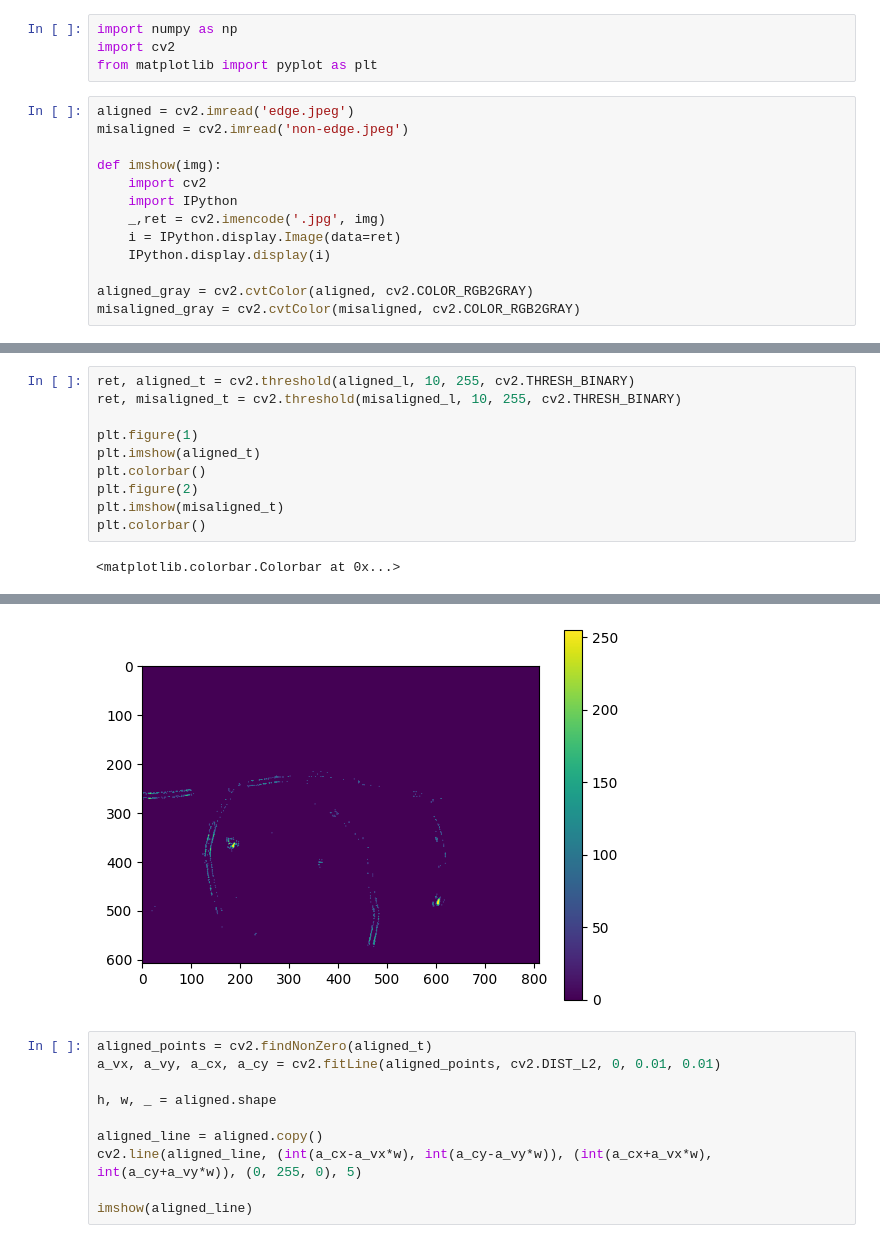
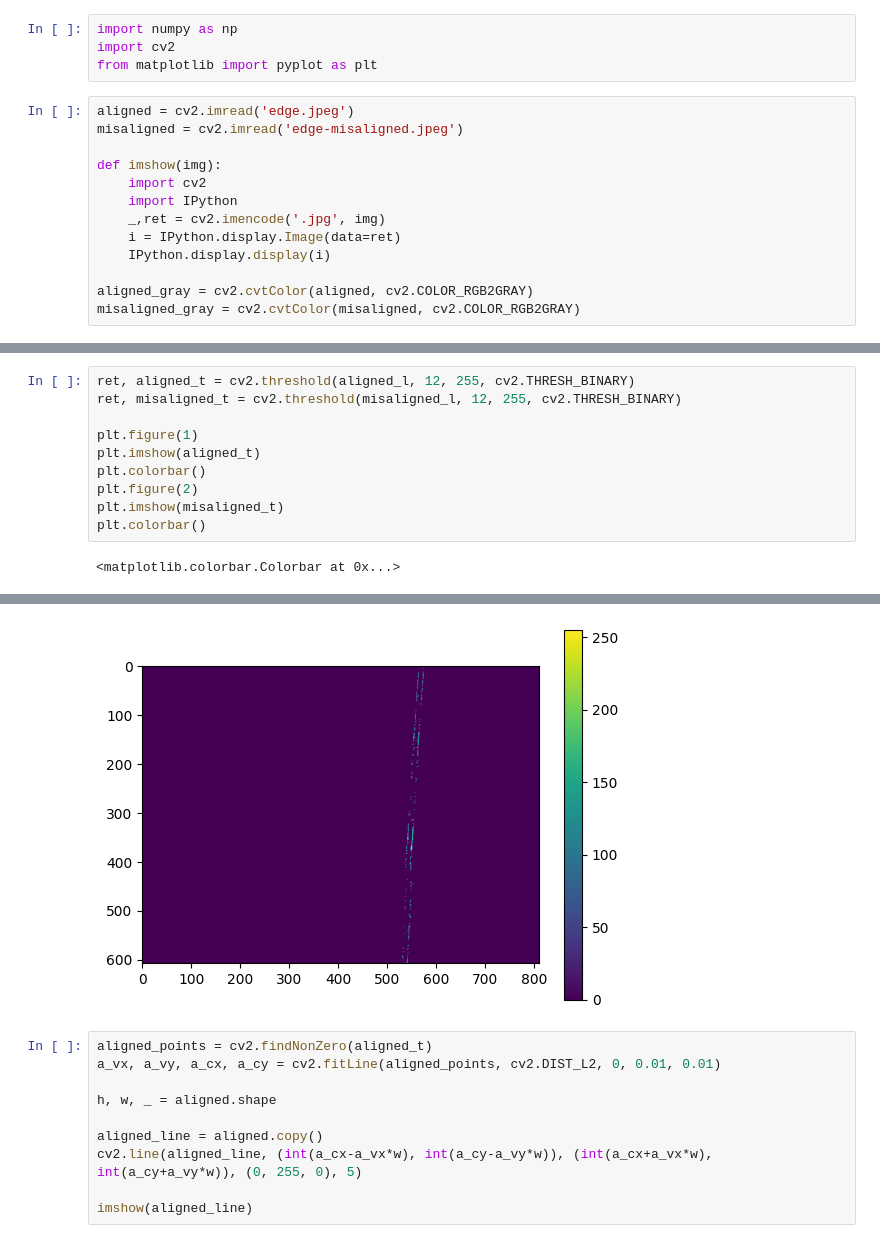
Before and after one commit to Kronos3/rit-msd-werfen, a Jupyter notebook: prototyping/alignment.ipynb, the cells around one changed output, grey strips where cells are left out. Saved outputs shown, nothing was run; the diff lists cells and outputs as text.

```diff
--- a/prototyping/alignment.ipynb
+++ b/prototyping/alignment.ipynb
@@ -4,7 +4,7 @@ import cv2
 from matplotlib import pyplot as plt
 # %%
 aligned = cv2.imread('edge.jpeg')
-misaligned = cv2.imread('non-edge.jpeg')
+misaligned = cv2.imread('edge-misaligned.jpeg')
 
 def imshow(img):
     import cv2
@@ -52,6 +52,6 @@ plt.colorbar()
 # %%
-ret, aligned_t = cv2.threshold(aligned_l, 10, 255, cv2.THRESH_BINARY)
-ret, misaligned_t = cv2.threshold(misaligned_l, 10, 255, cv2.THRESH_BINARY)
+ret, aligned_t = cv2.threshold(aligned_l, 12, 255, cv2.THRESH_BINARY)
+ret, misaligned_t = cv2.threshold(misaligned_l, 12, 255, cv2.THRESH_BINARY)
 
 plt.figure(1)
 plt.imshow(aligned_t)
@@ -65,4 +65,4 @@ plt.colorbar()
-[figure, old version]
+[figure, new version]
 # %%
 aligned_points = cv2.findNonZero(aligned_t)
 a_vx, a_vy, a_cx, a_cy = cv2.fitLine(aligned_points, cv2.DIST_L2, 0, 0.01, 0.01)
```
Also changed, not shown: parts of 15 cells of this notebook.
